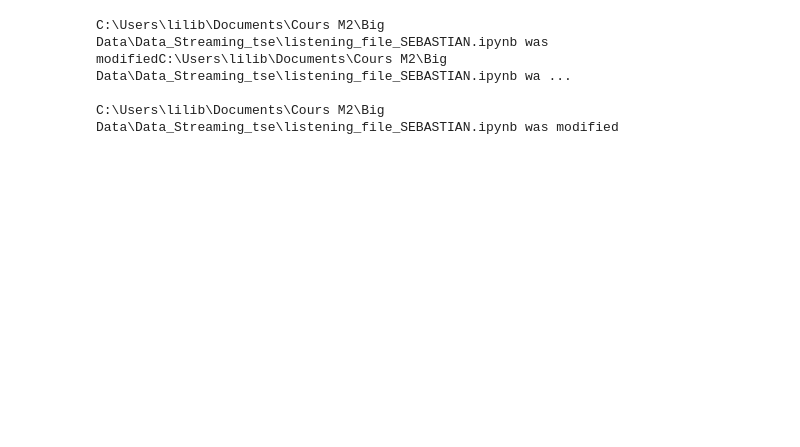
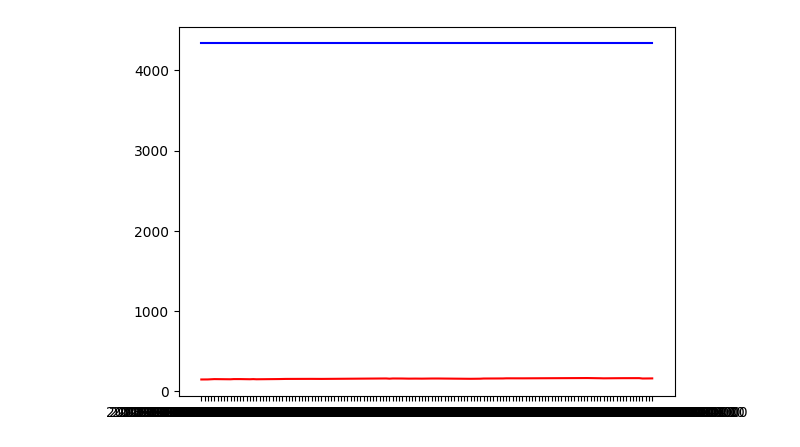
Before and after one commit to buceleasebastian/Data_Streaming_tse, a Jupyter notebook: listening_file_SEBASTIAN.ipynb, the cells around one changed output. Cells and saved outputs as stored; diff of their text form; code cells hidden in the pictures; blank space fills up the shorter version.

Commit message:
Added model
Added LSTM model. It predicts the same value for all the dates. It needs to have as many neurons in the output layer as there are dates. Maybe compile inside the loop

```diff
--- a/listening_file_SEBASTIAN.ipynb
+++ b/listening_file_SEBASTIAN.ipynb
@@ -125,6 +133,26 @@ class EMA :
 # %%
 #MinMax Scaler
 scaler = MinMaxScaler(feature_range=(0,1))
+# %%
+#LSTM initialization
+model = Sequential()
+
+#First layer
+model.add(LSTM(units = 50, return_sequences=True, input_shape = (8,1)))
+
+#Second layer
+model.add(LSTM(units = 50, return_sequences=True))
+model.add(Dropout(0.2))
+
+#Third layer with dropout regularization
+model.add(LSTM(units = 50, return_sequences=True))
+model.add(Dropout(0.2))
+
+#Output layer
+model.add(Dense(units = 1))
+
+#Compilation
+model.compile(optimizer = 'adam', loss = 'mean_squared_error')
 # %%
 import os
 import pandas as pd
@@ -220,27 +248,52 @@ if __name__ == "__main__":
                     mean_obj.update(latest_close)
                     ema_obj.update(latest_close, w)
 
-            #Fill NaN's with 0s
-            df = df.fillna(0)
+                #Fill NaN's with 0s
+                df = df.fillna(0)
 
-            #Time feature : compute difference in seconds between now and all the dates
-            date_diff = [(datetime.now(pytz.timezone('US/Eastern')) - datetime.fromisoformat(date)).total_seconds() for date in df.iloc[:,0]]
-            df['Time'] = date_diff
+                #Time feature : compute difference in seconds between now and all the dates
+                date_diff = [(datetime.now(pytz.timezone('US/Eastern')) - datetime.fromisoformat(date)).total_seconds() for date in df.iloc[:,0]]
+                df['Time'] = date_diff
 
-            print(df.head())
-            #Scaling the input data
-            scaled_data = scaler.fit_transform(df.iloc[:, 1:].drop('Close', axis = 1))
-            scaled_df = pd.DataFrame(scaled_data, columns = df.iloc[:, 1:].columns[:-1])
-            scaled_df['Close'] = df['Close']
-            scaled_df['Date'] = df.iloc[:, 0]
-            scaled_df['Time'] = df['Time']
-            print(scaled_df.tail())
+                print(df.head())
+                #Scaling the input data
+                scaled_data = scaler.fit_transform(df.iloc[:, 1:].drop('Close', axis = 1))
+                scaled_df = pd.DataFrame(scaled_data, columns = df.iloc[:, 1:].columns[:-1])
+                scaled_df['Close'] = df['Close']
+                scaled_df['Date'] = df.iloc[:, 0]
+                scaled_df['Time'] = df['Time']
 
-            #Train-Test Split
+                #Train-Test Split : using first 70% observations as training and 30% latest observations as test
+                train_data = df.loc[:int(len(df))*0.7]
+                test_data = df.loc[int(len(df)*0.7):]
+
+                X_train = train_data.drop(['Datetime','Close', 'Adj Close'], axis = 1)
+                y_train = train_data['Close']
+                X_test = test_data.drop(['Datetime','Close', 'Adj Close'], axis = 1)
+                y_test = test_data['Close']
+
+                #Model fitting
+                model.fit(X_train, y_train, epochs = 100, batch_size = 32)
+
+                #Prediction and inversing normalization of results
+                price_prediction = model.predict(X_test)[:,-1, 0]
+                y_min = train_data['Close'].min()
+                y_max = train_data['Close'].max()
+                price_prediction = price_prediction * (y_max - y_min) + y_min
+
+
+                #Evaluation : metrics
+                print("Mean Squared Error :", mean_squared_error(y_test, price_prediction))
+                print("Mean Absolute Error :", mean_absolute_error(y_test, price_prediction))
+                print("R^2 score :", r2_score(y_test, price_prediction))
+
+                #Results visualization
+                plt.plot(df.loc[test_data.index, 'Datetime'], y_test, color = 'red', label = 'AAPL price')
+                plt.plot(df.loc[test_data.index, 'Datetime'], price_prediction, color = 'blue', label = 'Predicted Price')
 
 
 
-            time.sleep(3)
+            time.sleep(10)
 
     except KeyboardInterrupt:
         observer.stop()
@@ -283,3 +319 @@ FileNotFoundError: [WinError 3] The system cannot find the path specified: 'C:\\
-C:\Users\lilib\Documents\Cours M2\Big Data\Data_Streaming_tse\listening_file_SEBASTIAN.ipynb was modifiedC:\Users\lilib\Documents\Cours M2\Big Data\Data_Streaming_tse\listening_file_SEBASTIAN.ipynb wa ...
-
-C:\Users\lilib\Documents\Cours M2\Big Data\Data_Streaming_tse\listening_file_SEBASTIAN.ipynb was modified
+[figure, added]
```
Also changed, not shown: parts of 3 cells of this notebook.
